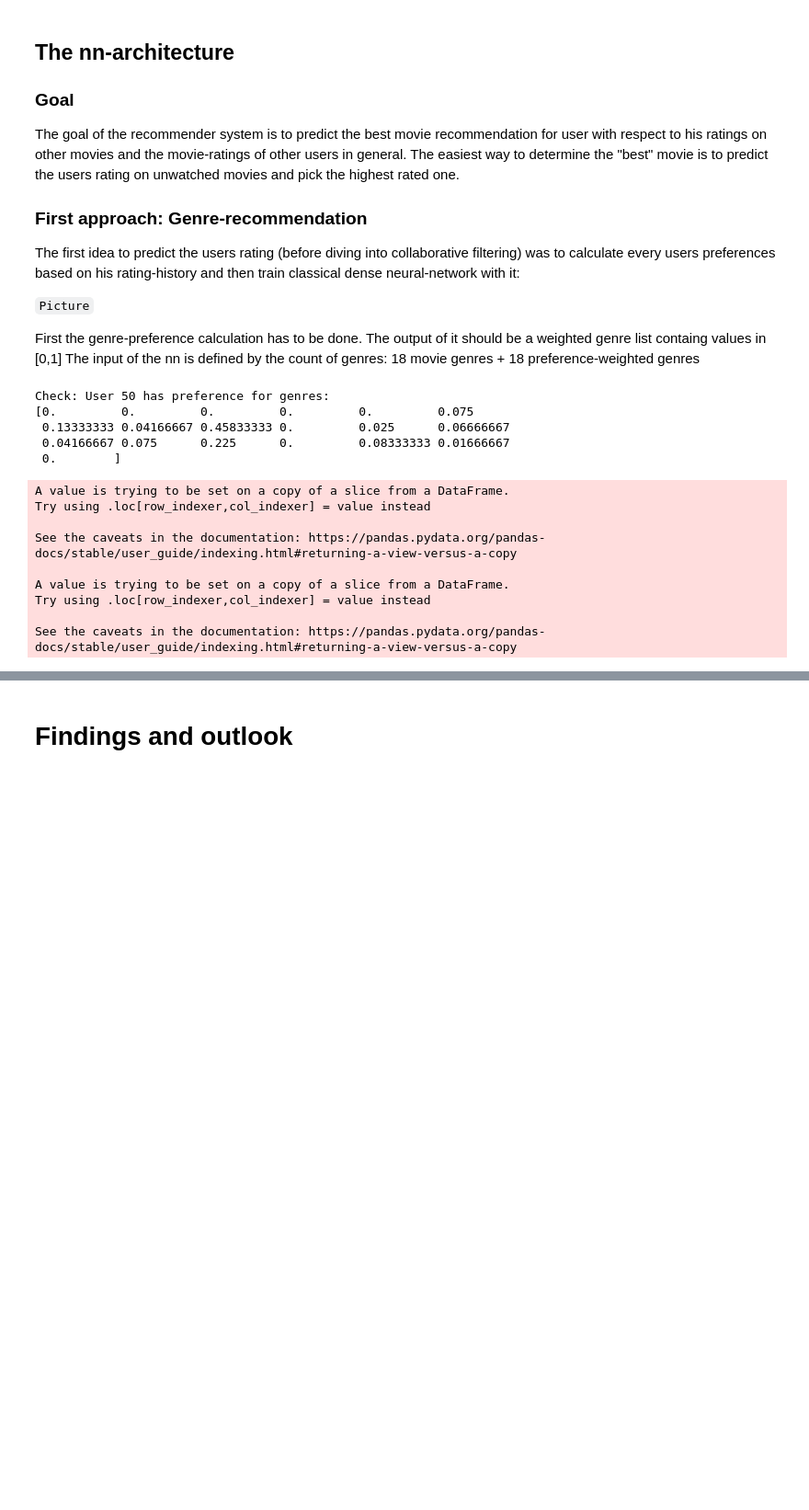
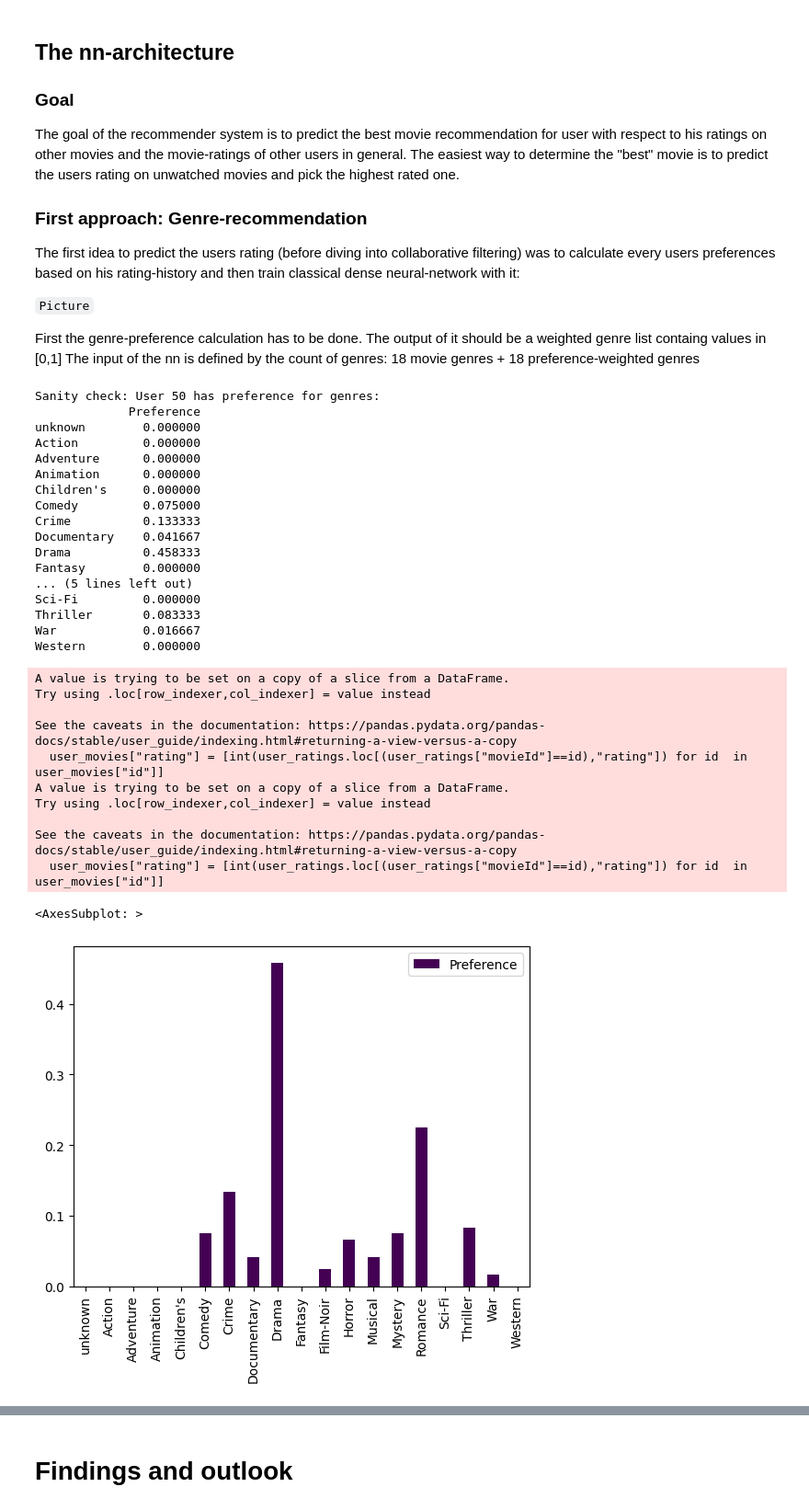
Before and after one commit to ManuRiess/MovieRecommender, a Jupyter notebook: MovieRecommender.ipynb, the cells around one changed output, grey strips where cells are left out. Shown: that part at 92% size. Saved outputs shown, nothing was run; the diff lists cells and outputs as text; code cells hidden in the pictures; blank space fills up the shorter version.

Commit message:
First data preparation test

```diff
--- a/MovieRecommender.ipynb
+++ b/MovieRecommender.ipynb
@@ -114,37 +117,54 @@ ratings.sort() #by time and user
 def calc_pref(userID, movieID):
     #get all ratings:
     user_ratings = df_ratings.loc[(df_ratings["userId"] == userID) & (df_ratings["movieId"] != movieID)]
     user_movies = df_movies.loc[df_movies["id"].isin(user_ratings["movieId"])]
 
     # add rating
     user_movies["rating"] = [int(user_ratings.loc[(user_ratings["movieId"]==id),"rating"]) for id  in user_movies["id"]]
     genre_table = user_movies.loc[:,"unknown":"rating"]# #only  (and rating) of genres
     num_movies = len(user_movies)
     if num_movies:
         g_mat, r_mat = np.hsplit(genre_table.to_numpy(), [-1]) # seperating rating column from rest
         r_mat = np.tile(r_mat, (1,19))
         g_mat = g_mat * r_mat / 5 #weight g_mat with rating
         pref_mat = np.asarray([np.sum(g_mat[:,i]) for i in range(np.shape(g_mat)[1])])
         pref_mat = pref_mat / num_movies #normalize to num_movies
         # multiply with rating
         return pref_mat
     else:
         return 0
 
 res = calc_pref(12,23)
-print(f"Check: User 50 has preference for genres:\n{calc_pref(50,101)}")
+df_test = pd.DataFrame(calc_pref(50,101),index= df_movies.columns[5:24].values,columns=["Preference"])
+print(f"Sanity check: User 50 has preference for genres:\n{df_test}")
+df_test.plot(kind='bar',colormap = mpl.colormaps['viridis'])
 # %% [output]
-Check: User 50 has preference for genres:
-[0.         0.         0.         0.         0.         0.075
- 0.13333333 0.04166667 0.45833333 0.         0.025      0.06666667
- 0.04166667 0.075      0.225      0.         0.08333333 0.01666667
- 0.        ]
+Sanity check: User 50 has preference for genres:
+             Preference
+unknown        0.000000
+Action         0.000000
+Adventure      0.000000
+Animation      0.000000
+Children's     0.000000
+Comedy         0.075000
+Crime          0.133333
+Documentary    0.041667
+Drama          0.458333
+Fantasy        0.000000
+... (5 lines left out)
+Sci-Fi         0.000000
+Thriller       0.083333
+War            0.016667
+Western        0.000000
 A value is trying to be set on a copy of a slice from a DataFrame.
 Try using .loc[row_indexer,col_indexer] = value instead
 
 See the caveats in the documentation: https://pandas.pydata.org/pandas-docs/stable/user_guide/indexing.html#returning-a-view-versus-a-copy
-
+  user_movies["rating"] = [int(user_ratings.loc[(user_ratings["movieId"]==id),"rating"]) for id  in user_movies["id"]]
 A value is trying to be set on a copy of a slice from a DataFrame.
 Try using .loc[row_indexer,col_indexer] = value instead
 
 See the caveats in the documentation: https://pandas.pydata.org/pandas-docs/stable/user_guide/indexing.html#returning-a-view-versus-a-copy
+  user_movies["rating"] = [int(user_ratings.loc[(user_ratings["movieId"]==id),"rating"]) for id  in user_movies["id"]]
+<AxesSubplot: >
+[figure, added]
```
Also changed, not shown: parts of 7 cells of this notebook.
